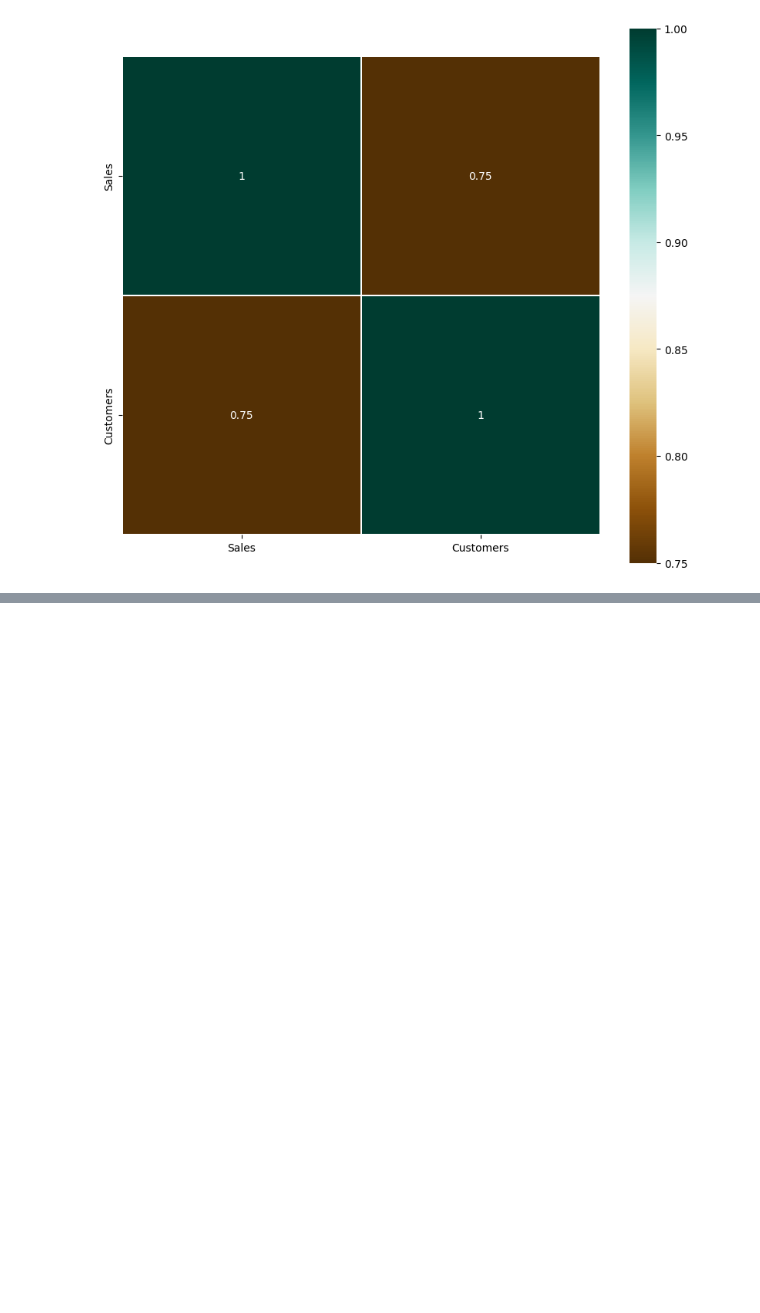
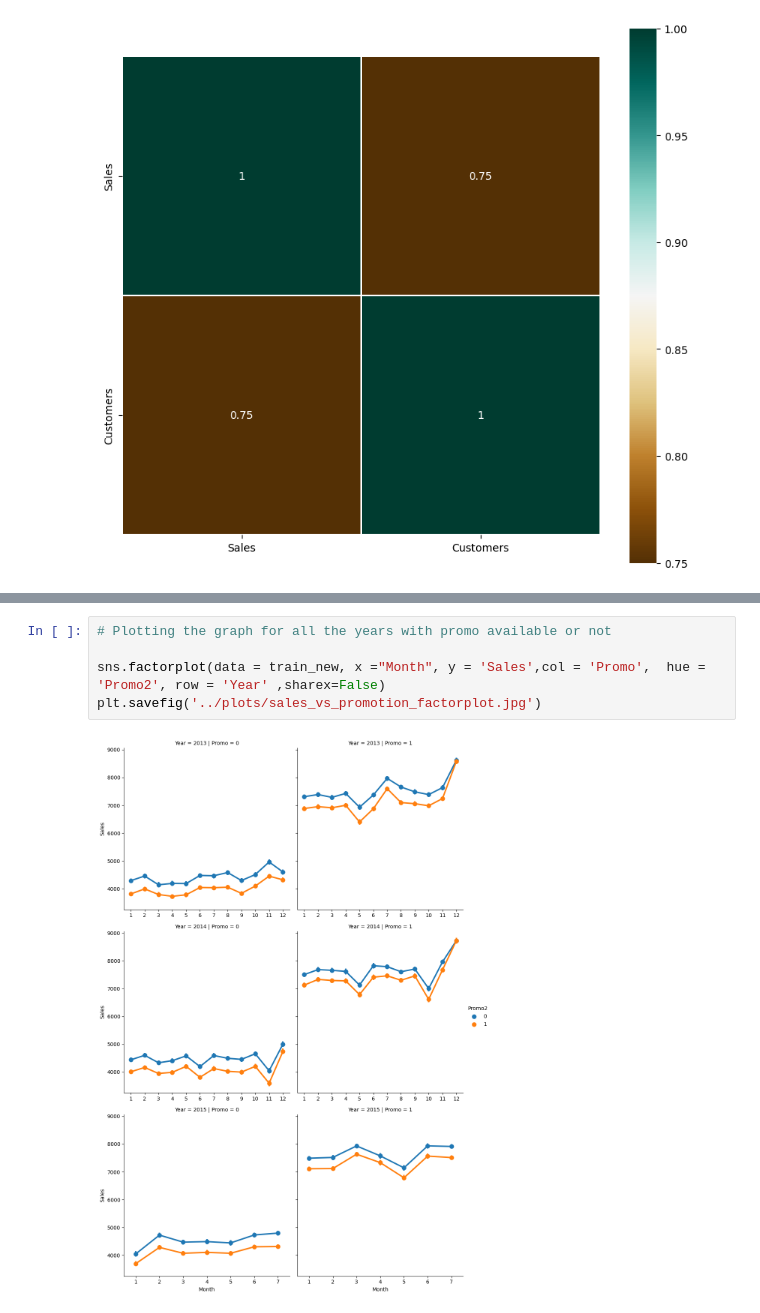
Before and after one commit to nahomHmichael/Rossman-Pharmaceutical-Sales-Pridiction, a Jupyter notebook: notebooks/data_exploration.ipynb, the cells around one changed output, grey strips where cells are left out. Saved outputs shown, nothing was run; the diff lists cells and outputs as text; blank space fills up the shorter version.

```diff
--- a/notebooks/data_exploration.ipynb
+++ b/notebooks/data_exploration.ipynb
@@ -429,0 +444,7 @@ plt.show()
+# %%
+# Plotting the graph for all the years with promo available or not
+
+sns.factorplot(data = train_new, x ="Month", y = 'Sales',col = 'Promo',  hue = 'Promo2', row = 'Year' ,sharex=False)
+plt.savefig('../plots/sales_vs_promotion_factorplot.jpg')
+# %% [output]
+[figure, added]
```
Also changed, not shown: parts of 4 cells of this notebook.
